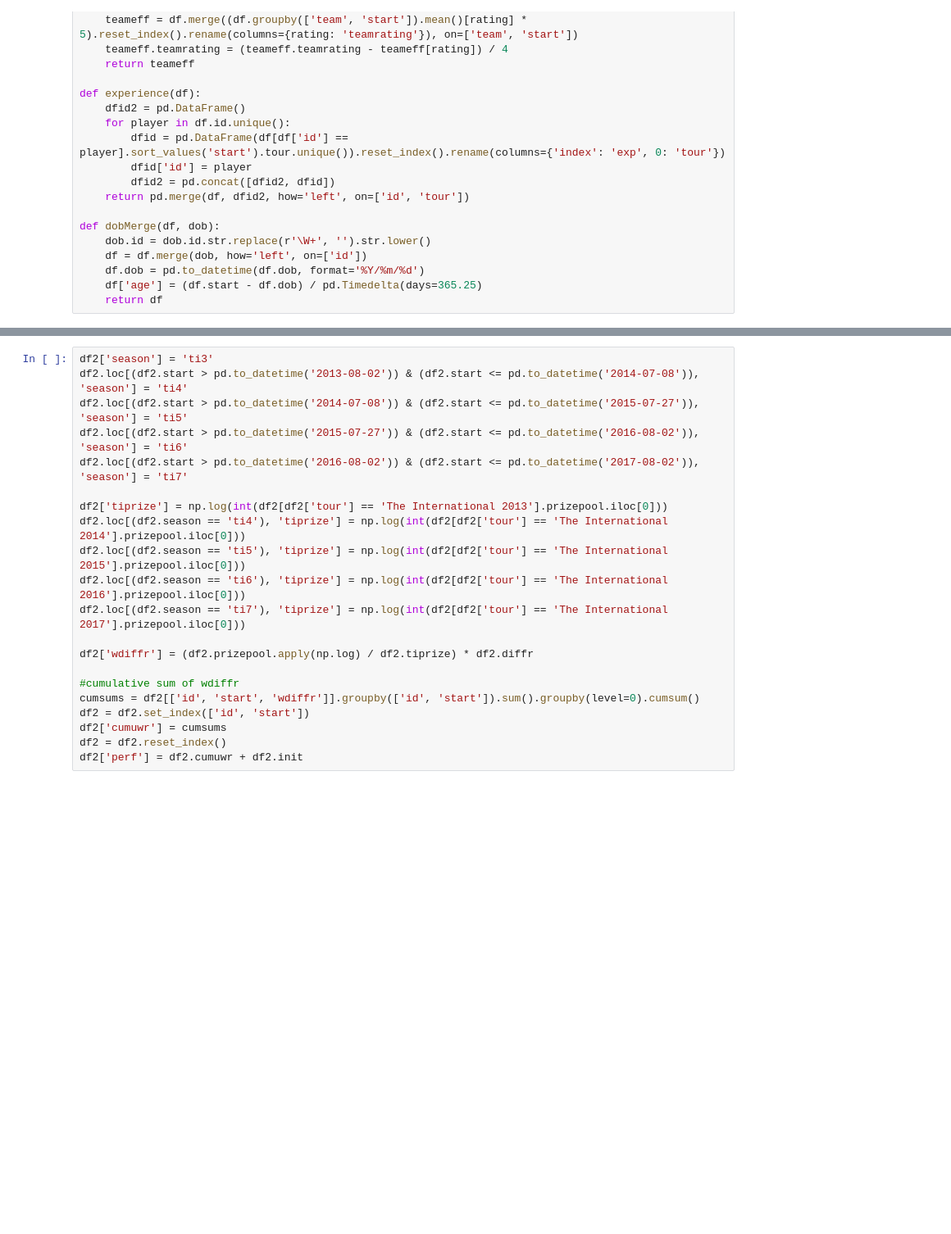
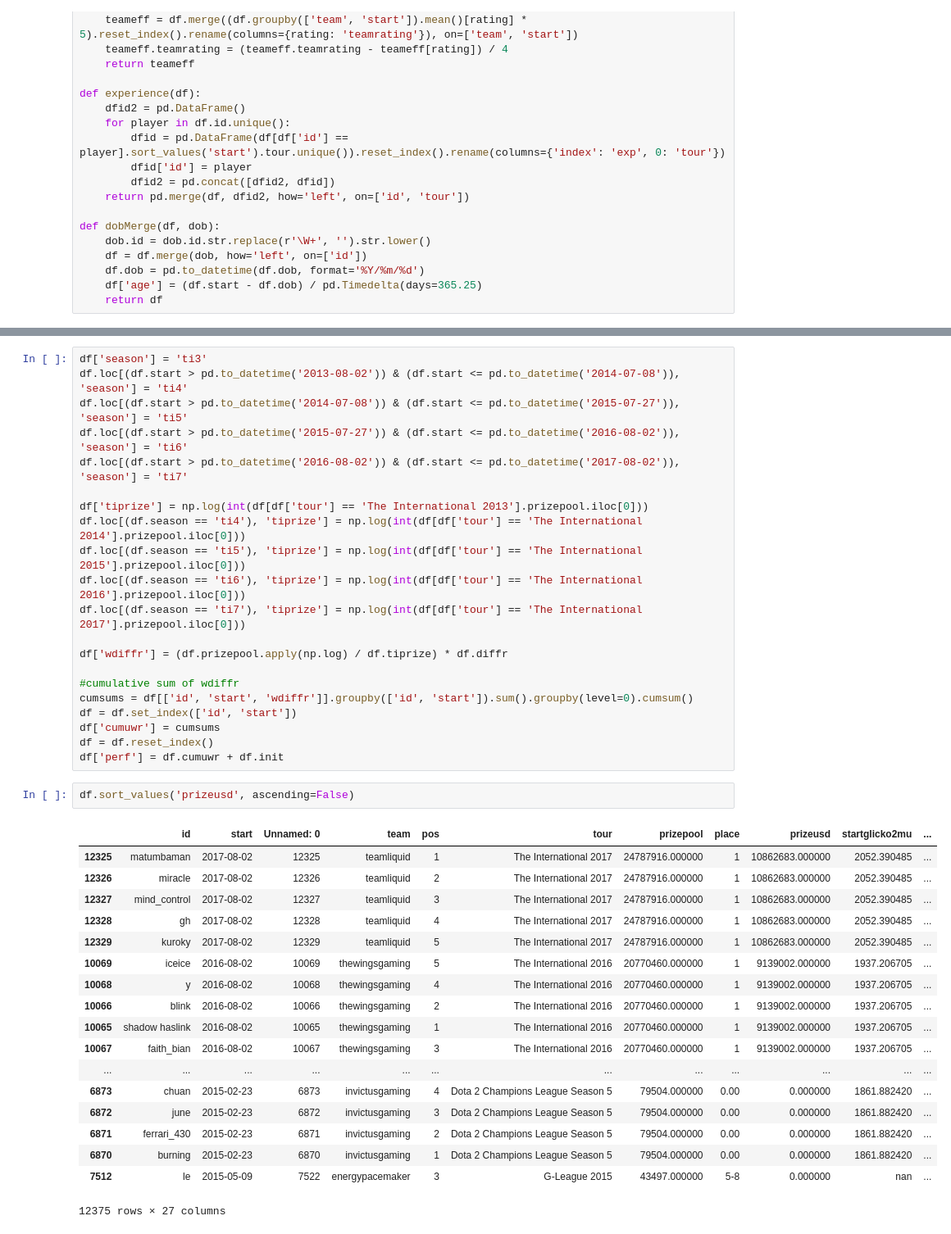
Before and after one commit to thasarito/econo, a Jupyter notebook: glicko production function.ipynb, the cells around one changed output, grey strips where cells are left out. Shown: that part at 82% size. Saved outputs shown, nothing was run; the diff lists cells and outputs as text; blank space fills up the shorter version.

```diff
--- a/glicko production function.ipynb
+++ b/glicko production function.ipynb
@@ -71,22 +71,43 @@ df2.prizeusd = pd.to_numeric(df2.prizeusd.str.replace(r'\D', ''), errors='coerce
 # %%
-df2['season'] = 'ti3'
-df2.loc[(df2.start > pd.to_datetime('2013-08-02')) & (df2.start <= pd.to_datetime('2014-07-08')), 'season'] = 'ti4'
-df2.loc[(df2.start > pd.to_datetime('2014-07-08')) & (df2.start <= pd.to_datetime('2015-07-27')), 'season'] = 'ti5'
-df2.loc[(df2.start > pd.to_datetime('2015-07-27')) & (df2.start <= pd.to_datetime('2016-08-02')), 'season'] = 'ti6'
-df2.loc[(df2.start > pd.to_datetime('2016-08-02')) & (df2.start <= pd.to_datetime('2017-08-02')), 'season'] = 'ti7'
+df['season'] = 'ti3'
+df.loc[(df.start > pd.to_datetime('2013-08-02')) & (df.start <= pd.to_datetime('2014-07-08')), 'season'] = 'ti4'
+df.loc[(df.start > pd.to_datetime('2014-07-08')) & (df.start <= pd.to_datetime('2015-07-27')), 'season'] = 'ti5'
+df.loc[(df.start > pd.to_datetime('2015-07-27')) & (df.start <= pd.to_datetime('2016-08-02')), 'season'] = 'ti6'
+df.loc[(df.start > pd.to_datetime('2016-08-02')) & (df.start <= pd.to_datetime('2017-08-02')), 'season'] = 'ti7'
 
-df2['tiprize'] = np.log(int(df2[df2['tour'] == 'The International 2013'].prizepool.iloc[0]))
-df2.loc[(df2.season == 'ti4'), 'tiprize'] = np.log(int(df2[df2['tour'] == 'The International 2014'].prizepool.iloc[0]))
-df2.loc[(df2.season == 'ti5'), 'tiprize'] = np.log(int(df2[df2['tour'] == 'The International 2015'].prizepool.iloc[0]))
-df2.loc[(df2.season == 'ti6'), 'tiprize'] = np.log(int(df2[df2['tour'] == 'The International 2016'].prizepool.iloc[0]))
-df2.loc[(df2.season == 'ti7'), 'tiprize'] = np.log(int(df2[df2['tour'] == 'The International 2017'].prizepool.iloc[0]))
+df['tiprize'] = np.log(int(df[df['tour'] == 'The International 2013'].prizepool.iloc[0]))
+df.loc[(df.season == 'ti4'), 'tiprize'] = np.log(int(df[df['tour'] == 'The International 2014'].prizepool.iloc[0]))
+df.loc[(df.season == 'ti5'), 'tiprize'] = np.log(int(df[df['tour'] == 'The International 2015'].prizepool.iloc[0]))
+df.loc[(df.season == 'ti6'), 'tiprize'] = np.log(int(df[df['tour'] == 'The International 2016'].prizepool.iloc[0]))
+df.loc[(df.season == 'ti7'), 'tiprize'] = np.log(int(df[df['tour'] == 'The International 2017'].prizepool.iloc[0]))
 
-df2['wdiffr'] = (df2.prizepool.apply(np.log) / df2.tiprize) * df2.diffr
+df['wdiffr'] = (df.prizepool.apply(np.log) / df.tiprize) * df.diffr
 
 #cumulative sum of wdiffr
-cumsums = df2[['id', 'start', 'wdiffr']].groupby(['id', 'start']).sum().groupby(level=0).cumsum()
-df2 = df2.set_index(['id', 'start'])
-df2['cumuwr'] = cumsums
-df2 = df2.reset_index()
-df2['perf'] = df2.cumuwr + df2.init
+cumsums = df[['id', 'start', 'wdiffr']].groupby(['id', 'start']).sum().groupby(level=0).cumsum()
+df = df.set_index(['id', 'start'])
+df['cumuwr'] = cumsums
+df = df.reset_index()
+df['perf'] = df.cumuwr + df.init
+# %%
+df.sort_values('prizeusd', ascending=False)
+# %% [output]
+|  | id | start | Unnamed: 0 | team | pos | tour | prizepool | place | prizeusd | startglicko2mu | ... |
+| 12325 | matumbaman | 2017-08-02 | 12325 | teamliquid | 1 | The International 2017 | 24787916.000000 | 1 | 10862683.000000 | 2052.390485 | ... |
+| 12326 | miracle | 2017-08-02 | 12326 | teamliquid | 2 | The International 2017 | 24787916.000000 | 1 | 10862683.000000 | 2052.390485 | ... |
+| 12327 | mind_control | 2017-08-02 | 12327 | teamliquid | 3 | The International 2017 | 24787916.000000 | 1 | 10862683.000000 | 2052.390485 | ... |
+| 12328 | gh | 2017-08-02 | 12328 | teamliquid | 4 | The International 2017 | 24787916.000000 | 1 | 10862683.000000 | 2052.390485 | ... |
+| 12329 | kuroky | 2017-08-02 | 12329 | teamliquid | 5 | The International 2017 | 24787916.000000 | 1 | 10862683.000000 | 2052.390485 | ... |
+| 10069 | iceice | 2016-08-02 | 10069 | thewingsgaming | 5 | The International 2016 | 20770460.000000 | 1 | 9139002.000000 | 1937.206705 | ... |
+| 10068 | y | 2016-08-02 | 10068 | thewingsgaming | 4 | The International 2016 | 20770460.000000 | 1 | 9139002.000000 | 1937.206705 | ... |
+| 10066 | blink | 2016-08-02 | 10066 | thewingsgaming | 2 | The International 2016 | 20770460.000000 | 1 | 9139002.000000 | 1937.206705 | ... |
+| 10065 | shadow haslink | 2016-08-02 | 10065 | thewingsgaming | 1 | The International 2016 | 20770460.000000 | 1 | 9139002.000000 | 1937.206705 | ... |
+| 10067 | faith_bian | 2016-08-02 | 10067 | thewingsgaming | 3 | The International 2016 | 20770460.000000 | 1 | 9139002.000000 | 1937.206705 | ... |
+| ... | ... | ... | ... | ... | ... | ... | ... | ... | ... | ... | ... |
+| 6873 | chuan | 2015-02-23 | 6873 | invictusgaming | 4 | Dota 2 Champions League Season 5 | 79504.000000 | 0.00 | 0.000000 | 1861.882420 | ... |
+| 6872 | june | 2015-02-23 | 6872 | invictusgaming | 3 | Dota 2 Champions League Season 5 | 79504.000000 | 0.00 | 0.000000 | 1861.882420 | ... |
+| 6871 | ferrari_430 | 2015-02-23 | 6871 | invictusgaming | 2 | Dota 2 Champions League Season 5 | 79504.000000 | 0.00 | 0.000000 | 1861.882420 | ... |
+| 6870 | burning | 2015-02-23 | 6870 | invictusgaming | 1 | Dota 2 Champions League Season 5 | 79504.000000 | 0.00 | 0.000000 | 1861.882420 | ... |
+| 7512 | le | 2015-05-09 | 7522 | energypacemaker | 3 | G-League 2015 | 43497.000000 | 5-8 | 0.000000 | nan | ... |
+12375 rows × 27 columns
 # %%
```
Also changed, not shown: parts of 14 cells of this notebook, 7 other files.
